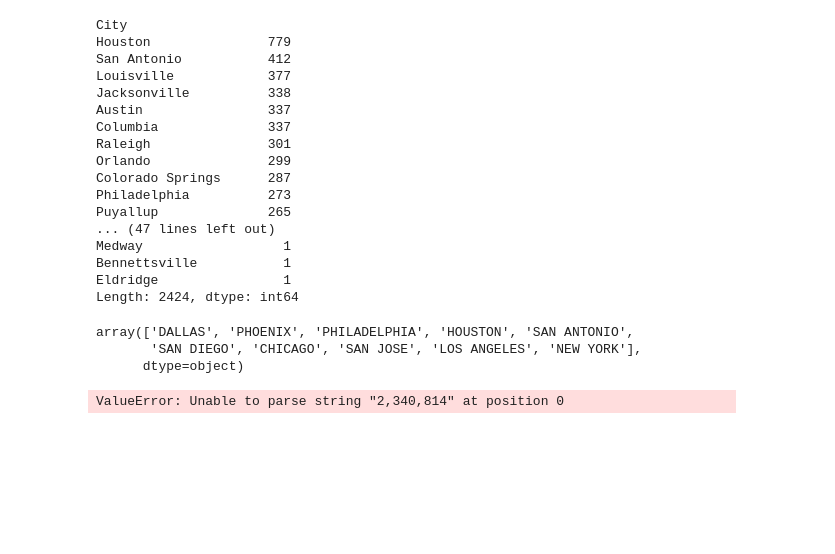
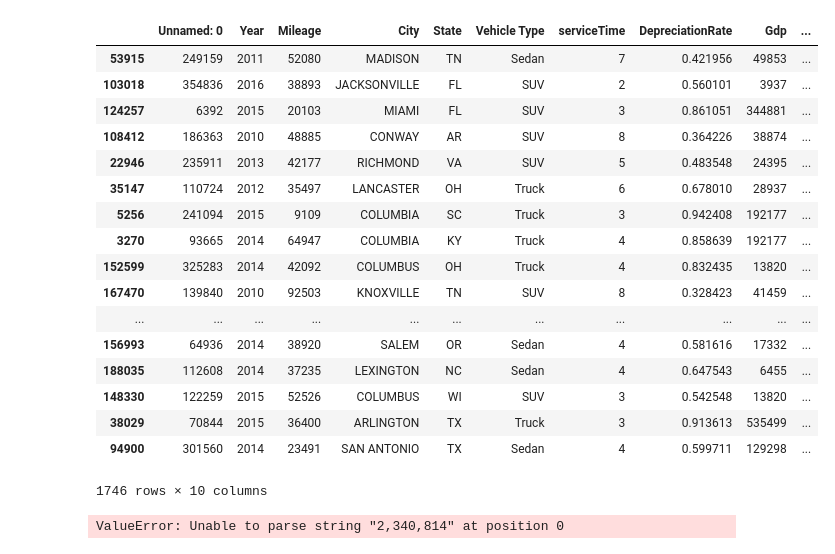
Before and after one commit to ZhuoShan/INFO370FinalProject, a Jupyter notebook: finalData.ipynb, the cells around one changed output. Drawn from its saved outputs; the diff is of its cells as text; code cells hidden in the pictures; blank space fills up the shorter version.

```diff
--- a/finalData.ipynb
+++ b/finalData.ipynb
@@ -105,54 +105,55 @@ Top_cities['DepreciationRate'] = Top_cities['Price']/Top_cities['Original Price'
 #CAUsedCar.drop(CAUsedCar.columns[4],axis=1,inplace=True)
 # %%
 #CAUsedCar = CAUsedCar.drop(CAUsedCar[CAUsedCar.DepreciationRate > 1.0].index)
-Top_cities = Top_cities.drop(Top_cities[Top_cities.DepreciationRate > 1.0].index)
+car = car.drop(car[car.DepreciationRate > 1.0].index)
 # %%
-Top_cities['Gdp'] = 0
-Top_cities['City'] = Top_cities['City'].str.upper()
+car['Gdp'] = 0
+car['City'] = car['City'].str.upper()
 gdp['GeoName'] = gdp['GeoName'].str.upper()
-for index,car in Top_cities.iterrows():
-    allGdp = gdp[(gdp['GeoName'].str.contains(car['City']))]
+for index,aCar in car.iterrows():
+    allGdp = gdp[(gdp['GeoName'].str.contains(aCar['City']))]
     #col = [col for col in allGdp.columns if str(car['Year']) in col]
     Gdp = allGdp['2017'].values.tolist()
     if len(Gdp) > 0:
-        car['Gdp'] = Gdp[0]
-        Top_cities.at[index,'Gdp'] = float(Gdp[0])
+        aCar['Gdp'] = Gdp[0]
+        car.at[index,'Gdp'] = float(Gdp[0])
 # %%
-used_car_copy.groupby(['City']).size().sort_values(ascending=False)
+#used_car_copy.groupby(['City']).size().sort_values(ascending=False)
-# %% [output]
-City
-Houston               779
-San Antonio           412
-Louisville            377
-Jacksonville          338
-Austin                337
-Columbia              337
-Raleigh               301
-Orlando               299
-Colorado Springs      287
-Philadelphia          273
-Puyallup              265
-... (47 lines left out)
-Medway                  1
-Bennettsville           1
-Eldridge                1
-Length: 2424, dtype: int64
 # %%
-population = pd.read_csv('cityPopulation.csv')
+population = pd.read_csv('cleanData/populationClean.csv')
 # %%
-population = population[['Name','Population']][:10]
-population['Name'] = population['Name'].str.upper()
-population['Population'] = population['Population'].astype(str)
-population['Population'] = population['Population'].replace(',', '')
-for index, pop in population.iterrows():
-    pop['Population'] = pop['Population'].replace(',', '')
-    population['Population'][index] = int(float(pop['Population']))
+population = population[['NAME','POPESTIMATE2017']]
+population['NAME'] = population['NAME'].str.upper()
+population = population.rename(columns={'POPESTIMATE2017': 'Population'})
+#population['Population'] = population['Population'].astype(str)
+#population['Population'] = population['Population'].replace(',', '')
+#for index, pop in population.iterrows():
+ #   pop['Population'] = pop['Population'].replace(',', '')
+  #  population['Population'][index] = int(float(pop['Population']))
 # %%
-finalData = pd.merge(Top_cities, population, left_on='City', right_on='Name').drop('Name', axis = 1)
+finalData = pd.merge(car, population, left_on='City', right_on='NAME').drop('NAME', axis = 1)
 finalData = finalData.drop('Original Price', axis=1).drop('Price', axis=1).drop('Make', axis=1).drop('Model', axis=1)
-finalData['City'].unique()
+finalData = finalData.dropna()
+finalData = finalData[finalData['Gdp']>0]
+finalData = finalData.sample(frac=0.01)
+finalData
 # %% [output]
+|  | Unnamed: 0 | Year | Mileage | City | State | Vehicle Type | serviceTime | DepreciationRate | Gdp | ... |
+| 53915 | 249159 | 2011 | 52080 | MADISON | TN | Sedan | 7 | 0.421956 | 49853 | ... |
+| 103018 | 354836 | 2016 | 38893 | JACKSONVILLE | FL | SUV | 2 | 0.560101 | 3937 | ... |
+| 124257 | 6392 | 2015 | 20103 | MIAMI | FL | SUV | 3 | 0.861051 | 344881 | ... |
+| 108412 | 186363 | 2010 | 48885 | CONWAY | AR | SUV | 8 | 0.364226 | 38874 | ... |
+| 22946 | 235911 | 2013 | 42177 | RICHMOND | VA | SUV | 5 | 0.483548 | 24395 | ... |
+| 35147 | 110724 | 2012 | 35497 | LANCASTER | OH | Truck | 6 | 0.678010 | 28937 | ... |
+| 5256 | 241094 | 2015 | 9109 | COLUMBIA | SC | Truck | 3 | 0.942408 | 192177 | ... |
+| 3270 | 93665 | 2014 | 64947 | COLUMBIA | KY | Truck | 4 | 0.858639 | 192177 | ... |
+| 152599 | 325283 | 2014 | 42092 | COLUMBUS | OH | Truck | 4 | 0.832435 | 13820 | ... |
+| 167470 | 139840 | 2010 | 92503 | KNOXVILLE | TN | SUV | 8 | 0.328423 | 41459 | ... |
+| ... | ... | ... | ... | ... | ... | ... | ... | ... | ... | ... |
+| 156993 | 64936 | 2014 | 38920 | SALEM | OR | Sedan | 4 | 0.581616 | 17332 | ... |
+| 188035 | 112608 | 2014 | 37235 | LEXINGTON | NC | Sedan | 4 | 0.647543 | 6455 | ... |
+| 148330 | 122259 | 2015 | 52526 | COLUMBUS | WI | SUV | 3 | 0.542548 | 13820 | ... |
+| 38029 | 70844 | 2015 | 36400 | ARLINGTON | TX | Truck | 3 | 0.913613 | 535499 | ... |
+| 94900 | 301560 | 2014 | 23491 | SAN ANTONIO | TX | Sedan | 4 | 0.599711 | 129298 | ... |
-array(['DALLAS', 'PHOENIX', 'PHILADELPHIA', 'HOUSTON', 'SAN ANTONIO',
-       'SAN DIEGO', 'CHICAGO', 'SAN JOSE', 'LOS ANGELES', 'NEW YORK'],
-      dtype=object)
+1746 rows × 10 columns
 # %%
```
Also changed, not shown: parts of 2 cells of this notebook, 9 other files.
